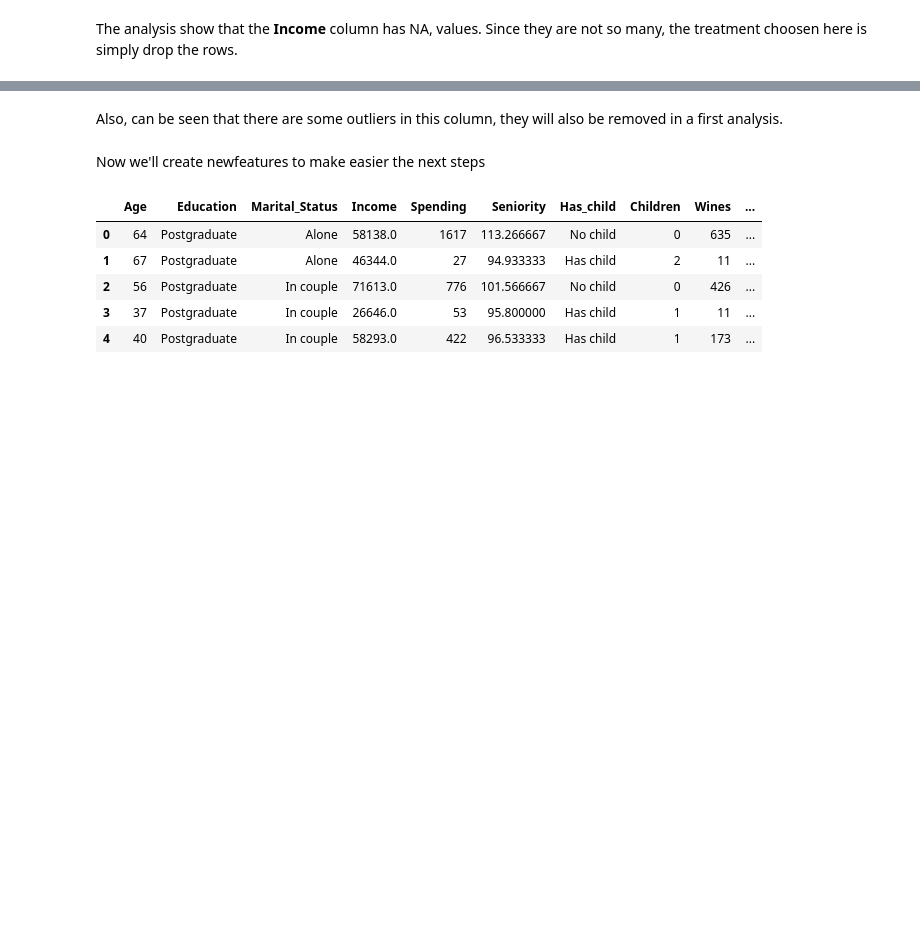
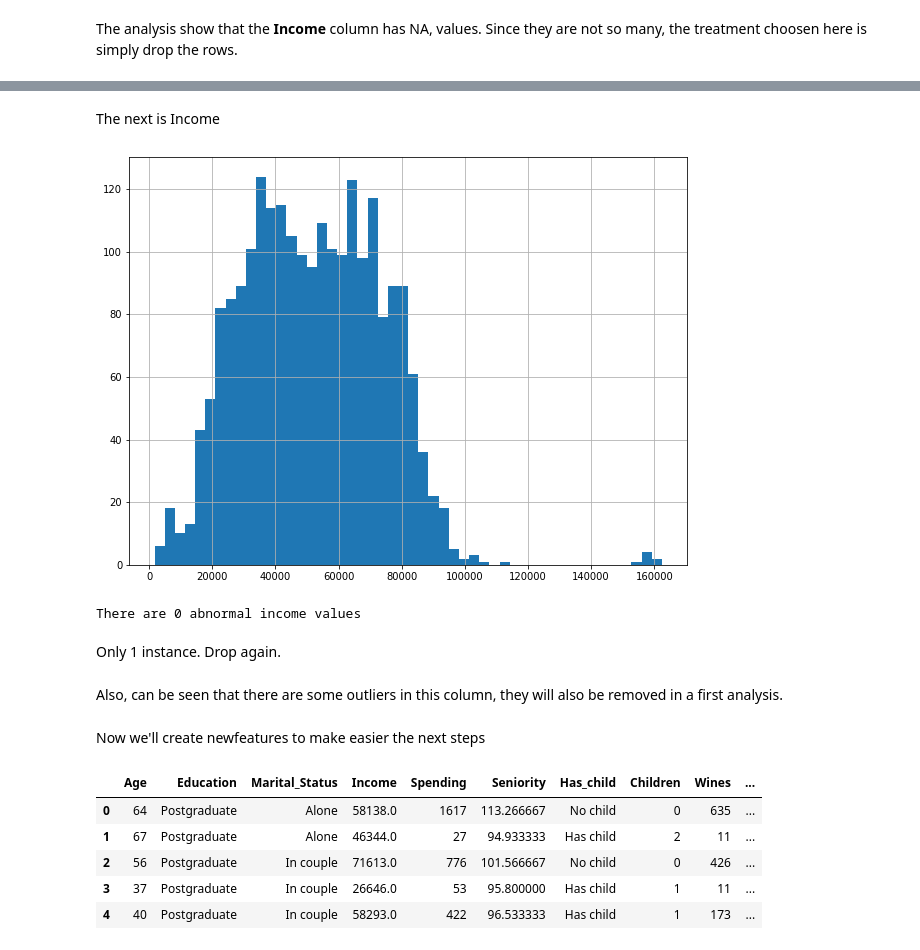
Before and after one commit to auab/Customer-Analysis, a Jupyter notebook: main.ipynb, the cells around one changed output, grey strips where cells are left out. Cells and saved outputs as stored; diff of their text form; code cells hidden in the pictures; blank space fills up the shorter version.

```diff
--- a/main.ipynb
+++ b/main.ipynb
@@ -135,0 +149,12 @@ customer_data=customer_data.dropna(subset=['Income'])
+# %% [markdown]
+The next is Income
+# %%
+customer_data['Income'].hist(bins=50, figsize=(10,7.5))
+plt.show()
+abnormal_income = len(customer_data[customer_data['Income']>600000])
+print('There are '+str(abnormal_income)+' abnormal income values')
+# %% [output]
+[figure, added]
+There are 0 abnormal income values
+# %% [markdown]
+Only 1 instance. Drop again.
```
Also changed, not shown: parts of 18 cells of this notebook.
